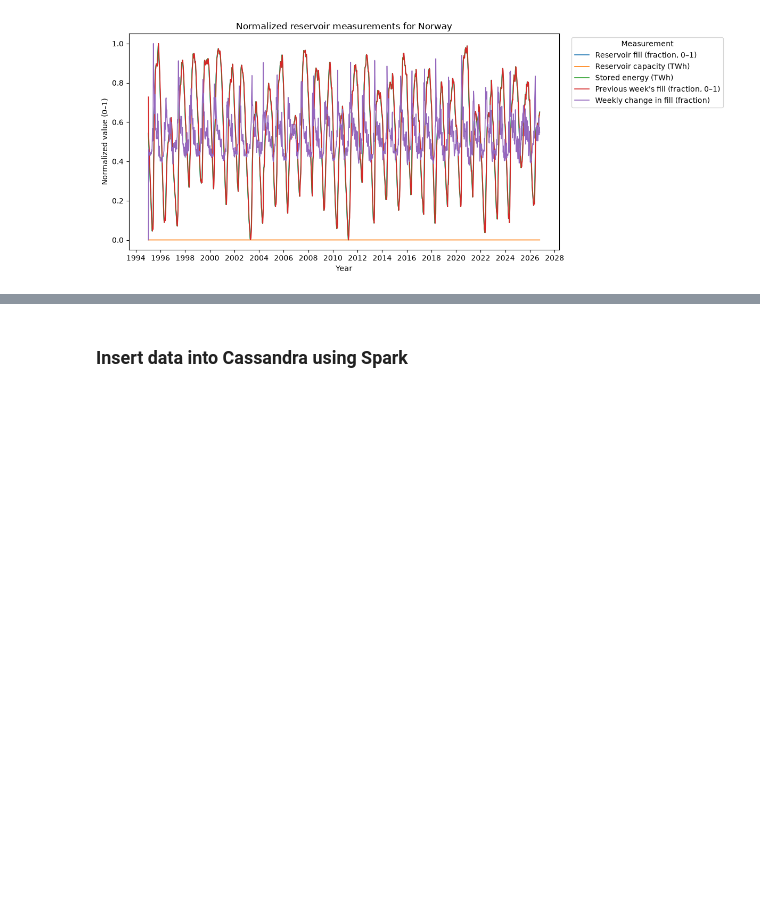
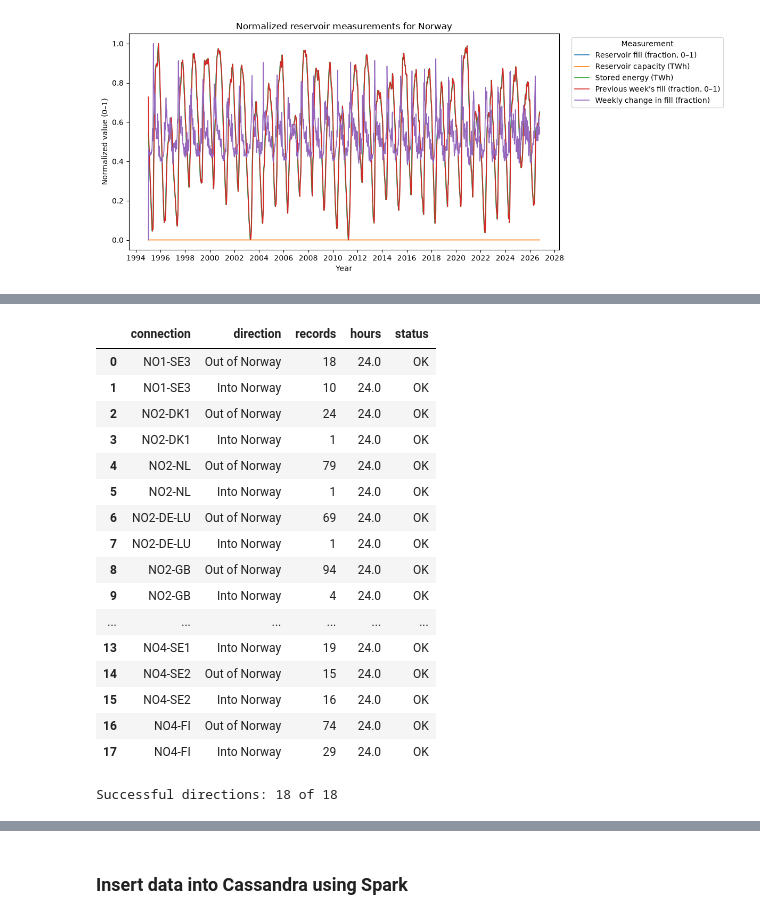
Before and after one commit to ptilrem/ptilrem-D2D-SLapp, a Jupyter notebook: notebook/assignment2.ipynb, the cells around one changed output, grey strips where cells are left out. Cells and saved outputs as stored; diff of their text form; code cells hidden in the pictures; blank space fills up the shorter version.

```diff
--- a/notebook/assignment2.ipynb
+++ b/notebook/assignment2.ipynb
@@ -509,0 +739,76 @@ def parse_entsoe_xml(xml_text, connection, direction):
+# %%
+# Check one day of real data for every connection and direction.
+test_start = pd.Timestamp("2025-01-15", tz="UTC")
+test_end = test_start + pd.Timedelta(days=1)
+
+connection_results = []
+
+for connection, norway_area, foreign_area in CONNECTIONS:
+    directions = [
+        ("Out of Norway", norway_area, foreign_area),
+        ("Into Norway", foreign_area, norway_area)
+    ]
+
+    for direction, out_area, in_area in directions:
+        try:
+            records = fetch_entsoe_flows(
+                connection, out_area, in_area,
+                direction, test_start, test_end
+            )
+
+            hours = sum(record["duration_hours"] for record in records)
+            status = "OK" if abs(hours - 24) < 0.01 else "Check coverage"
+
+        except requests.HTTPError as error:
+            records = []
+            hours = 0
+            status = f"HTTP {error.response.status_code}"
+
+        except ValueError as error:
+            records = []
+            hours = 0
+            status = str(error)
+
+        except (requests.RequestException, ET.ParseError):
+            records = []
+            hours = 0
+            status = "Request or XML error"
+
+        connection_results.append({
+            "connection": connection,
+            "direction": direction,
+            "records": len(records),
+            "hours": hours,
+            "status": status
+        })
+
+# Summarize the API availability for all connections.
+connection_test_df = pd.DataFrame(connection_results)
+
+display(connection_test_df)
+
+print(
+    "Successful directions:",
+    (connection_test_df["status"] == "OK").sum(),
+    "of",
+    len(connection_test_df)
+)
+# %% [output]
+|  | connection | direction | records | hours | status |
+| 0 | NO1-SE3 | Out of Norway | 18 | 24.0 | OK |
+| 1 | NO1-SE3 | Into Norway | 10 | 24.0 | OK |
+| 2 | NO2-DK1 | Out of Norway | 24 | 24.0 | OK |
+| 3 | NO2-DK1 | Into Norway | 1 | 24.0 | OK |
+| 4 | NO2-NL | Out of Norway | 79 | 24.0 | OK |
+| 5 | NO2-NL | Into Norway | 1 | 24.0 | OK |
+| 6 | NO2-DE-LU | Out of Norway | 69 | 24.0 | OK |
+| 7 | NO2-DE-LU | Into Norway | 1 | 24.0 | OK |
+| 8 | NO2-GB | Out of Norway | 94 | 24.0 | OK |
+| 9 | NO2-GB | Into Norway | 4 | 24.0 | OK |
+| ... | ... | ... | ... | ... | ... |
+| 13 | NO4-SE1 | Into Norway | 19 | 24.0 | OK |
+| 14 | NO4-SE2 | Out of Norway | 15 | 24.0 | OK |
+| 15 | NO4-SE2 | Into Norway | 16 | 24.0 | OK |
+| 16 | NO4-FI | Out of Norway | 74 | 24.0 | OK |
+| 17 | NO4-FI | Into Norway | 29 | 24.0 | OK |
+Successful directions: 18 of 18
```
Also changed, not shown: parts of 19 cells of this notebook.
